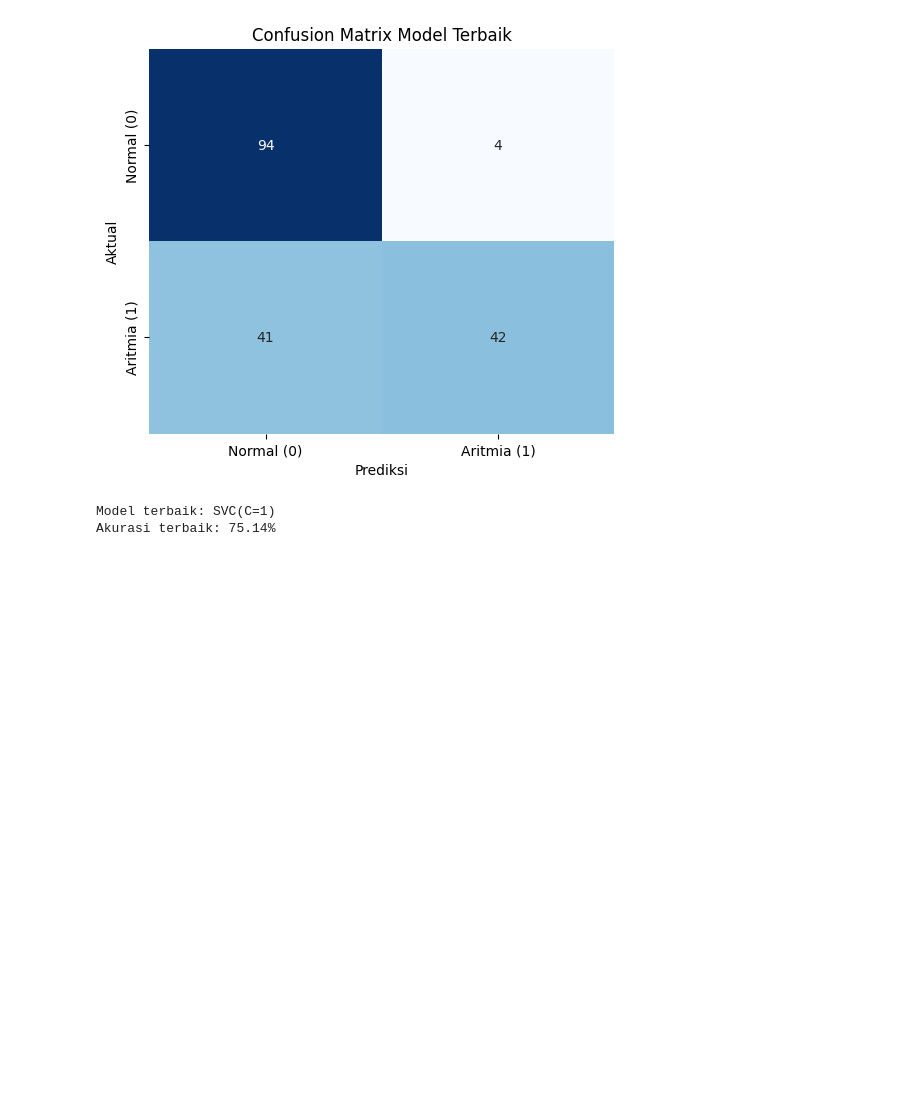
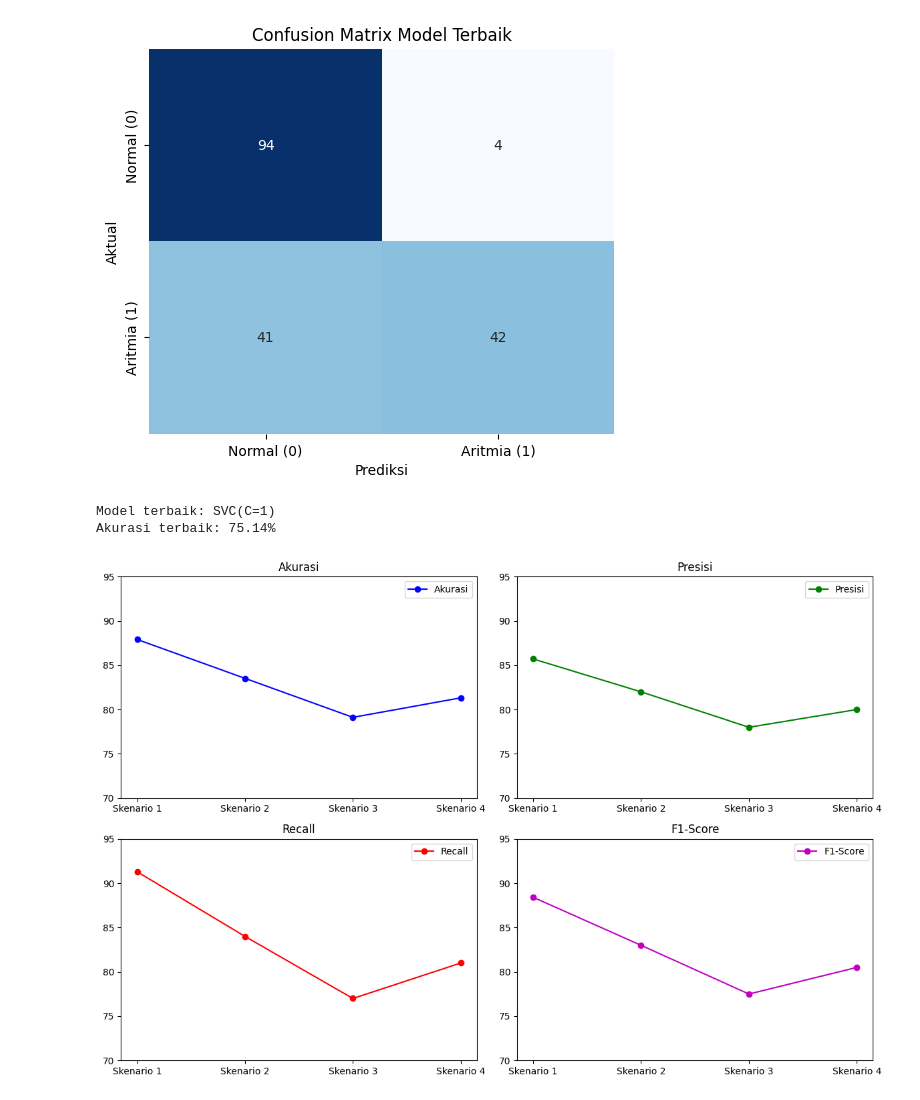
Before and after one commit to tiaracantiq/gitgithub, a Jupyter notebook: Implementation_of_Support_Vector_Machine_Algorithm_with_Recursive_Feature_Elimination_Method_for_Predicting_Arrhythmia_Heart_Disease.ipynb, the cells around one changed output. Saved outputs shown, nothing was run; the diff lists cells and outputs as text; code cells hidden in the pictures; blank space fills up the shorter version.

```diff
--- a/Implementation_of_Support_Vector_Machine_Algorithm_with_Recursive_Feature_Elimination_Method_for_Predicting_Arrhythmia_Heart_Disease.ipynb
+++ b/Implementation_of_Support_Vector_Machine_Algorithm_with_Recursive_Feature_Elimination_Method_for_Predicting_Arrhythmia_Heart_Disease.ipynb
@@ -1035,3 +1035,47 @@ print(f"Akurasi terbaik: {best_acc:.2f}%")
 [figure]
 Model terbaik: SVC(C=1)
 Akurasi terbaik: 75.14%
+# %%
+import matplotlib.pyplot as plt
+
+# Data hasil uji coba (skenario 1-4)
+skenario = ["Skenario 1", "Skenario 2", "Skenario 3", "Skenario 4"]
+akurasi = [87.91, 83.52, 79.12, 81.32]
+presisi = [85.71, 82.00, 78.00, 80.00]
+recall = [91.30, 84.00, 77.00, 81.00]
+f1_score = [88.42, 83.00, 77.50, 80.50]
+
+plt.figure(figsize=(12, 8))
+
+# Grafik Akurasi
+plt.subplot(2, 2, 1)
+plt.plot(skenario, akurasi, marker='o', linestyle='-', color='b', label="Akurasi")
+plt.title("Akurasi")
+plt.ylim(70, 95)
+plt.legend()
+
+# Grafik Presisi
+plt.subplot(2, 2, 2)
+plt.plot(skenario, presisi, marker='o', linestyle='-', color='g', label="Presisi")
+plt.title("Presisi")
+plt.ylim(70, 95)
+plt.legend()
+
+# Grafik Recall
+plt.subplot(2, 2, 3)
+plt.plot(skenario, recall, marker='o', linestyle='-', color='r', label="Recall")
+plt.title("Recall")
+plt.ylim(70, 95)
+plt.legend()
+
+# Grafik F1-Score
+plt.subplot(2, 2, 4)
+plt.plot(skenario, f1_score, marker='o', linestyle='-', color='m', label="F1-Score")
+plt.title("F1-Score")
+plt.ylim(70, 95)
+plt.legend()
+
+plt.tight_layout()
+plt.show()
+# %% [output]
+[figure, added]
```
Also changed, not shown: parts of 1 cell of this notebook.
